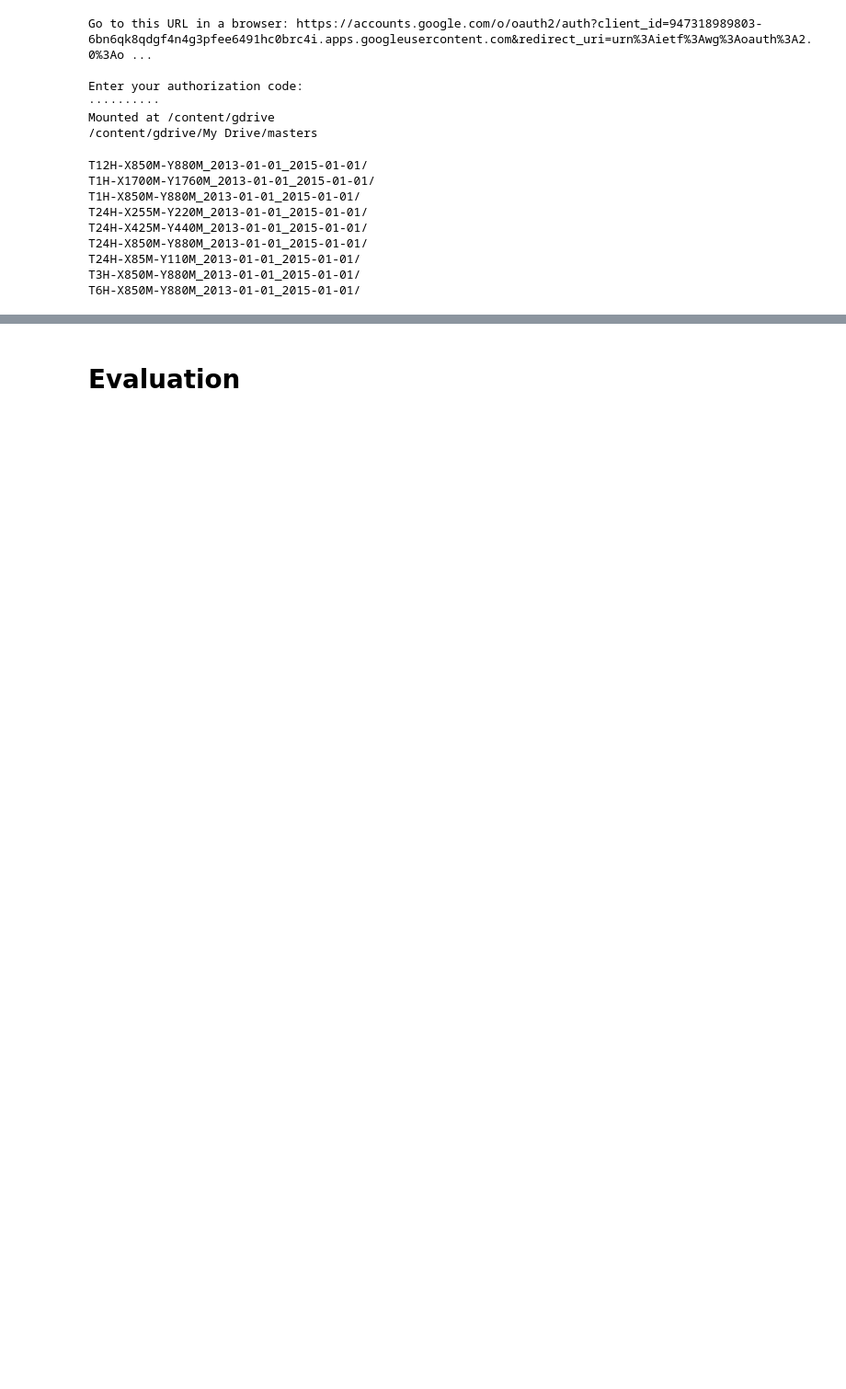
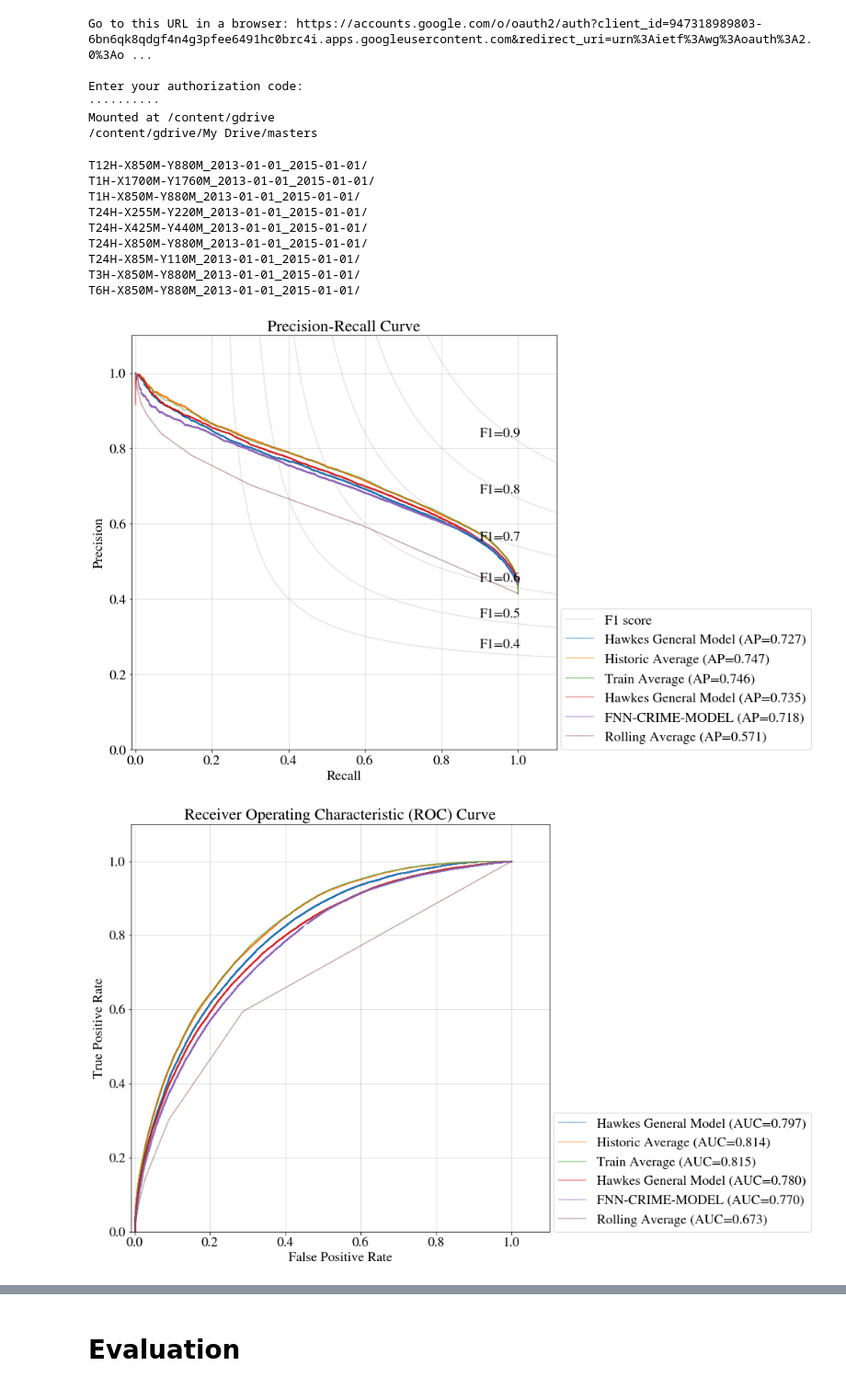
Before and after one commit to bernsblack/masters, a Jupyter notebook: run_kang_fnn_model.ipynb, the cells around one changed output, grey strips where cells are left out. Shown at 92% size. Cells and saved outputs as stored; diff of their text form; code cells hidden in the pictures; blank space fills up the shorter version.

```diff
--- a/run_kang_fnn_model.ipynb
+++ b/run_kang_fnn_model.ipynb
@@ -59,9 +60,10 @@ from utils.metrics import best_threshold, get_y_pred
 start_date = "2013-01-01"
 end_date = "2015-01-01"
 
-data_dim_str = "T24H-X85M-Y110M" # "T24H-X850M-Y880M"  #"T1H-X1700M-Y1760M"  # needs to exist
-model_name = "FNN-CRIME-MODEL"  # needs to be created
+data_dim_str = "T24H-X850M-Y880M" # "T24H-X85M-Y110M" #"T1H-X1700M-Y1760M"  # needs to exist
+model_name = "Kang FNN"  # needs to be created
 data_path = f"./data/processed/{data_dim_str}_{start_date}_{end_date}/"
+compare_models(data_path=data_path)
 
 if not os.path.exists(data_path):
     raise Exception(f"Directory ({data_path}) needs to exist.")
@@ -112,30 +114,32 @@ conf_dict = {
     "shuffle": False,
     "num_workers": 6,
 
     # attached global variables - bad practice -find alternative
     "device": None,  # pytorch device object [CPU|GPU]
     "timer": Timer(),
     "model_name": model_name,
     "model_path": model_path,
     "checkpoint": "best",
 
     "use_seq_loss": True,
 }
 conf = BaseConf(conf_dict=conf_dict)
 
 info = deepcopy(conf.__dict__)
 info["start_time"] = strftime("%Y-%m-%dT%H:%M:%S")
 
 # DATA LOADER SETUP
 np.random.seed(conf.seed)
 use_cuda = torch.cuda.is_available()
 if use_cuda:
     torch.cuda.manual_seed( conf.seed)
 else:
     torch.manual_seed(conf.seed)
 
 device = torch.device("cuda:0" if use_cuda else "cpu")
 log.info(f"Device: {device}")
 info["device"] = device.type
 conf.device = device
 # %% [output]
+[figure, added]
+[figure, added]
```
Also changed, not shown: parts of 7 cells of this notebook, 8 other files.
